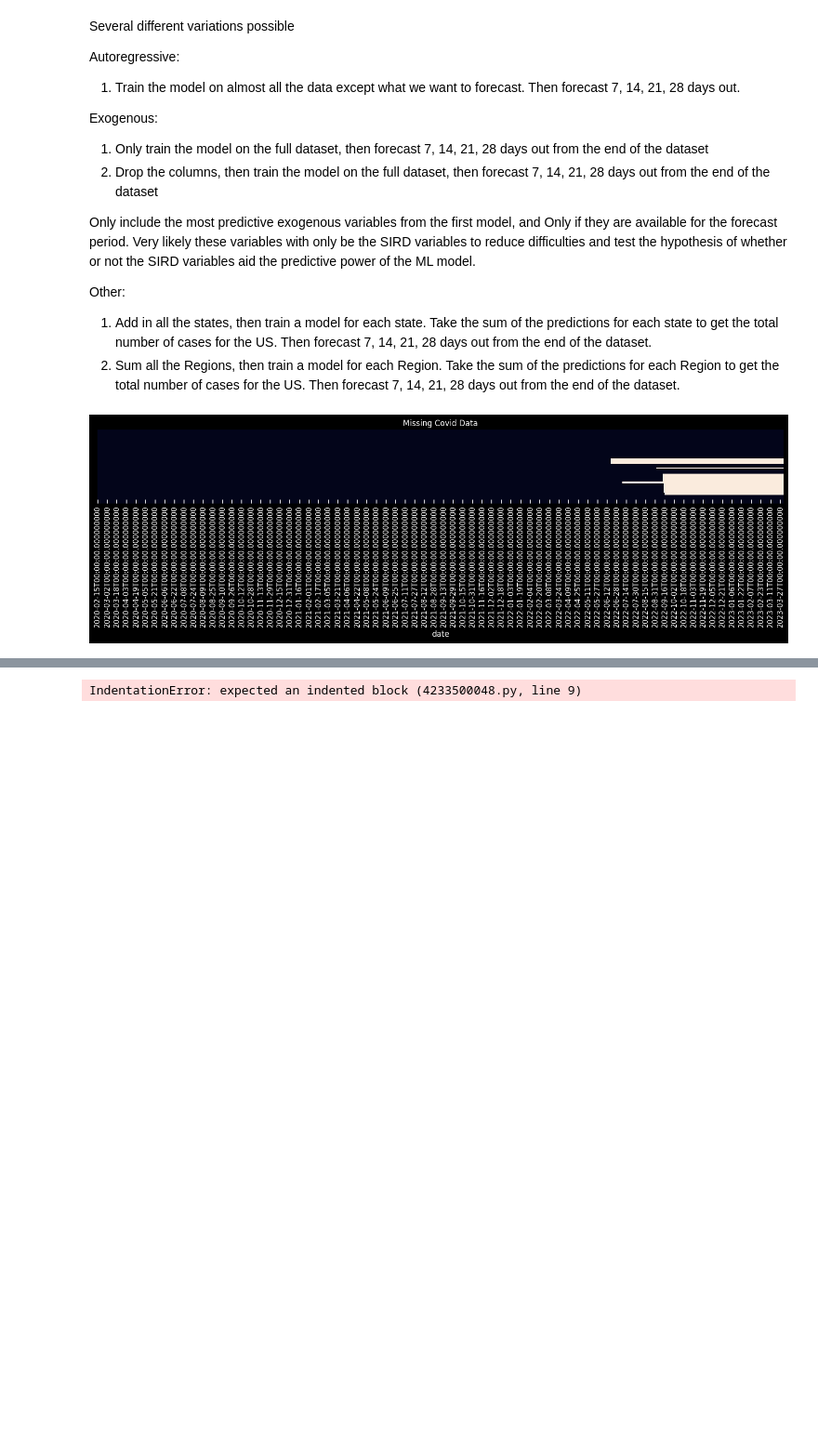
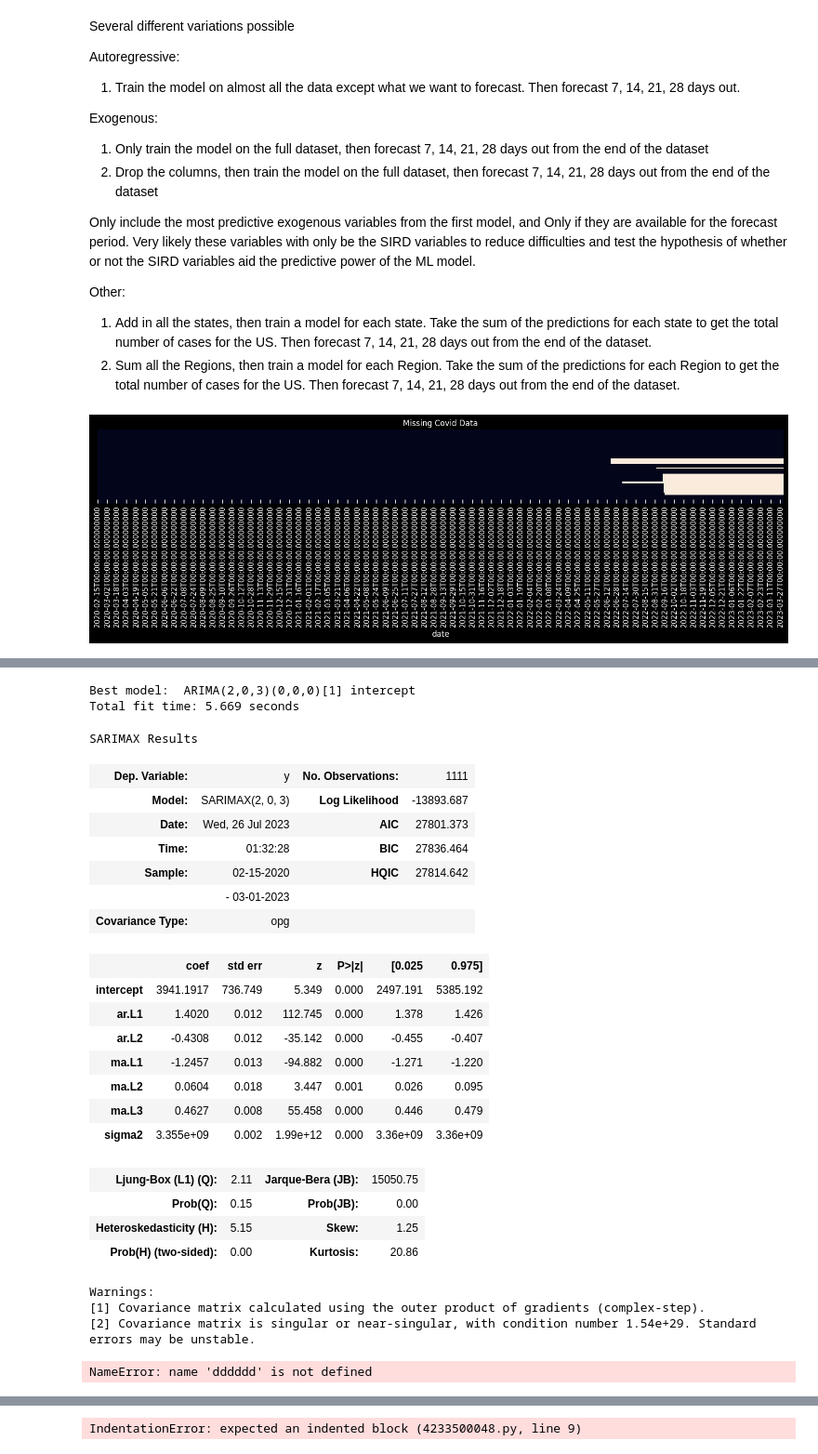
Before and after one commit to scelarek/CovidCast, a Jupyter notebook: Capstone/3. Covid SARIMA Modeling.ipynb, the cells around one changed output, grey strips where cells are left out. Shown at 93% size. Cells and saved outputs as stored; diff of their text form; code cells hidden in the pictures; blank space fills up the shorter version.

```diff
--- a/Capstone/3. Covid SARIMA Modeling.ipynb
+++ b/Capstone/3. Covid SARIMA Modeling.ipynb
@@ -215,3 +307,50 @@ Warnings:
+# %%
+model3 = pm.auto_arima(train_df['new_confirmed'],
+                        start_p=10, max_p=30,
+                        start_q=1, max_q=10, # maximum p and q
+                        # test='adf',       # use adftest to find optimal 'd'
+                        d=None,           # let model determine 'd'
+                        # m=1,              # frequency of series
+                        # seasonal=False,   # No Seasonality
+                        trace=True,
+                        error_action='ignore',
+                        suppress_warnings=True,
+                        stepwise=False,
+                        stationary=True,
+                        n_jobs=-1,
+                        )
+
+model3.summary()
+# %% [output]
+Best model:  ARIMA(2,0,3)(0,0,0)[1] intercept
+Total fit time: 5.669 seconds
+SARIMAX Results
+| Dep. Variable: | y | No. Observations: | 1111 |
+| Model: | SARIMAX(2, 0, 3) | Log Likelihood | -13893.687 |
+| Date: | Wed, 26 Jul 2023 | AIC | 27801.373 |
+| Time: | 01:32:28 | BIC | 27836.464 |
+| Sample: | 02-15-2020 | HQIC | 27814.642 |
+|  | - 03-01-2023 |  |  |
+| Covariance Type: | opg |  |  |
+|  | coef | std err | z | P>|z| | [0.025 | 0.975] |
+| intercept | 3941.1917 | 736.749 | 5.349 | 0.000 | 2497.191 | 5385.192 |
+| ar.L1 | 1.4020 | 0.012 | 112.745 | 0.000 | 1.378 | 1.426 |
+| ar.L2 | -0.4308 | 0.012 | -35.142 | 0.000 | -0.455 | -0.407 |
+| ma.L1 | -1.2457 | 0.013 | -94.882 | 0.000 | -1.271 | -1.220 |
+| ma.L2 | 0.0604 | 0.018 | 3.447 | 0.001 | 0.026 | 0.095 |
+| ma.L3 | 0.4627 | 0.008 | 55.458 | 0.000 | 0.446 | 0.479 |
+| sigma2 | 3.355e+09 | 0.002 | 1.99e+12 | 0.000 | 3.36e+09 | 3.36e+09 |
+| Ljung-Box (L1) (Q): | 2.11 | Jarque-Bera (JB): | 15050.75 |
+| Prob(Q): | 0.15 | Prob(JB): | 0.00 |
+| Heteroskedasticity (H): | 5.15 | Skew: | 1.25 |
+| Prob(H) (two-sided): | 0.00 | Kurtosis: | 20.86 |
+Warnings:
+[1] Covariance matrix calculated using the outer product of gradients (complex-step).
+[2] Covariance matrix is singular or near-singular, with condition number 1.54e+29. Standard errors may be unstable.
+# %%
+dddddd
+# %% [output]
+NameError: name 'dddddd' is not defined
 # %%
 # estimators = [('scaler', None),
 #             ('feature_selection', None),
```
Also changed, not shown: parts of 6 cells of this notebook.
